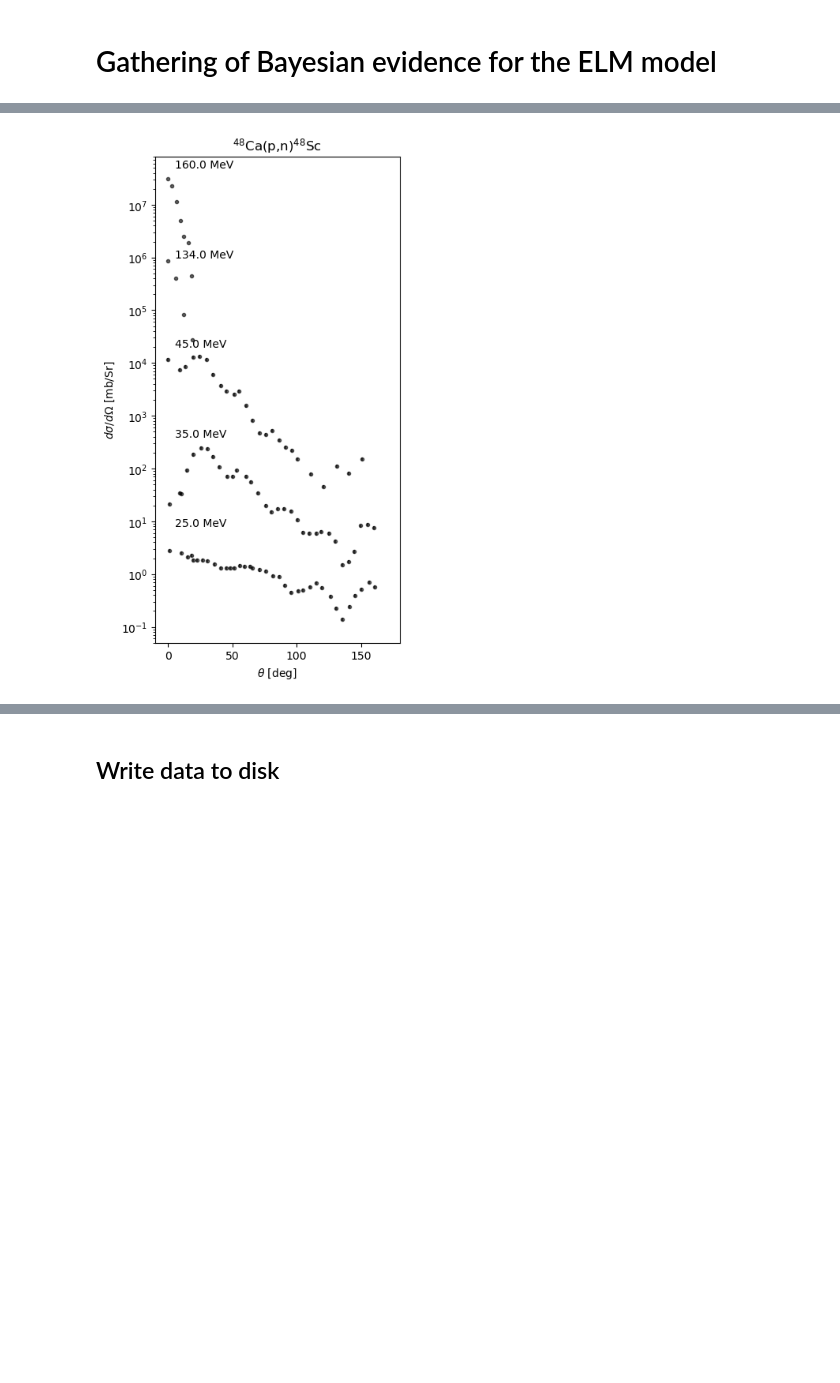
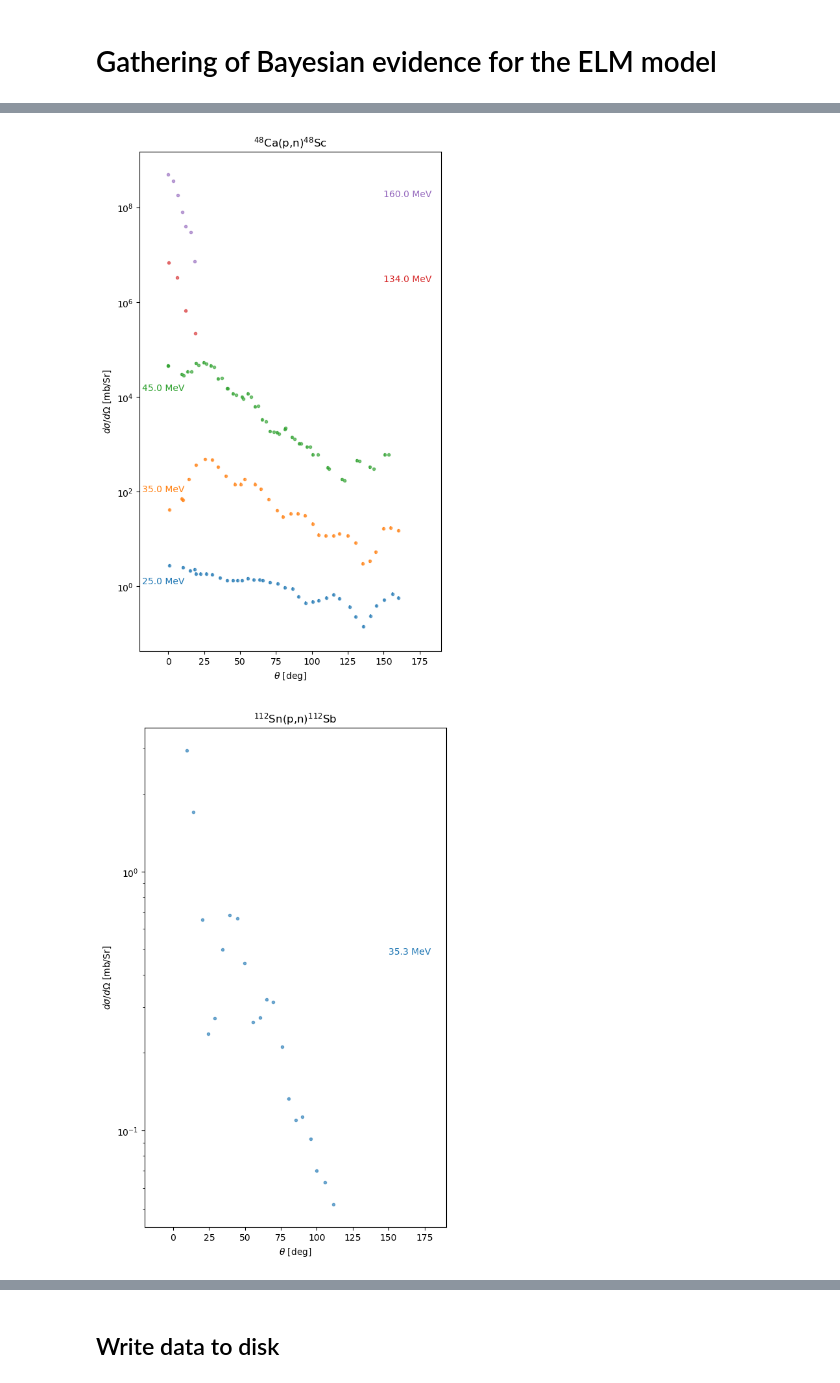
Before and after one commit to beykyle/elm, a Jupyter notebook: data/quasielastic/all_isotopes.ipynb, the cells around one changed output, grey strips where cells are left out. Cells and saved outputs as stored; diff of their text form; code cells hidden in the pictures; blank space fills up the shorter version.

```diff
--- a/data/quasielastic/all_isotopes.ipynb
+++ b/data/quasielastic/all_isotopes.ipynb
@@ -184,8 +368,15 @@ plot_measurements(
 plot_measurements(
     all_qepn_measurements[Ca48],
     rxn_names[Ca48],
-    constant_factor=50,
-    label_offset_fraction=[0.03, 8],
+    constant_factor=100,
 )
 # %% [output]
-[figure, old version]
+[figure, new version]
+# %%
+plot_measurements(
+    all_qepn_measurements[Sn112],
+    rxn_names[Sn112],
+    constant_factor=20,
+)
+# %% [output]
+[figure, added]
```
Also changed, not shown: parts of 61 cells of this notebook.
